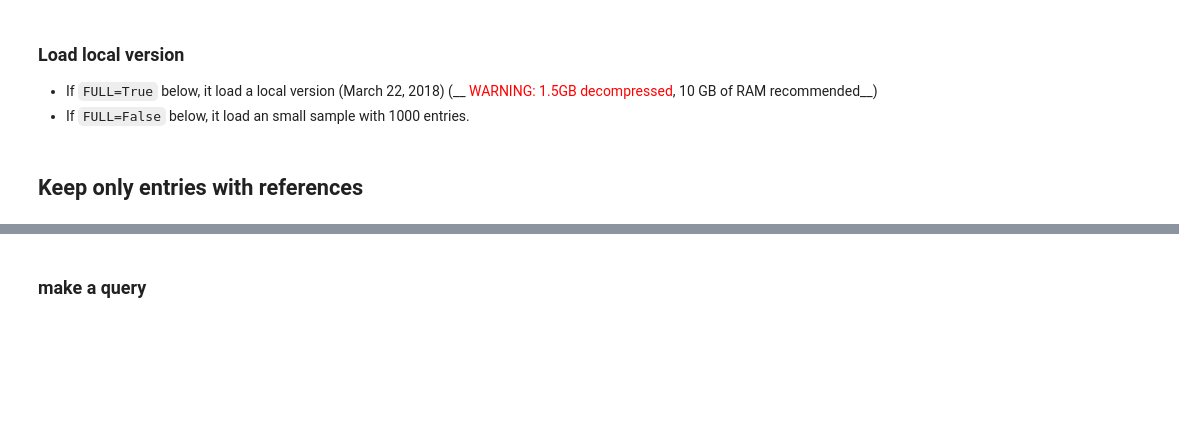
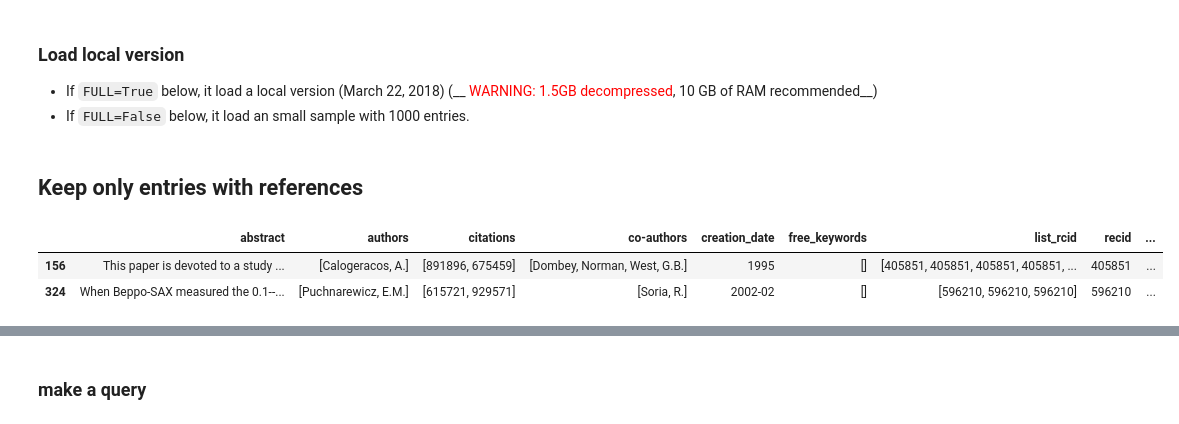
Before and after one commit to restrepo/data-analysis, a Jupyter notebook: inspire.ipynb, the cells around one changed output, grey strips where cells are left out. Cells and saved outputs as stored; diff of their text form; code cells hidden in the pictures; blank space fills up the shorter version.

```diff
--- a/inspire.ipynb
+++ b/inspire.ipynb
@@ -38,6 +38,12 @@ else:
 ## Keep only entries with references
 # %%
 dfr=df_all[df_all.references.map(len)>0].reset_index(drop=True)
+# %%
+dfr.sample(2)
+# %% [output]
+|  | abstract | authors | citations | co-authors | creation_date | free_keywords | list_rcid | recid | ... |
+| 156 | This paper is devoted to a study ... | [Calogeracos, A.] | [891896, 675459] | [Dombey, Norman, West, G.B.] | 1995 | [] | [405851, 405851, 405851, 405851, ... | 405851 | ... |
+| 324 | When Beppo-SAX measured the 0.1--... | [Puchnarewicz, E.M.] | [615721, 929571] | [Soria, R.] | 2002-02 | [] | [596210, 596210, 596210] | 596210 | ... |
 # %%
 dfr=dfr.reset_index(drop=True)
 # %%
```
Also changed, not shown: parts of 6 cells of this notebook, 3 other files.
